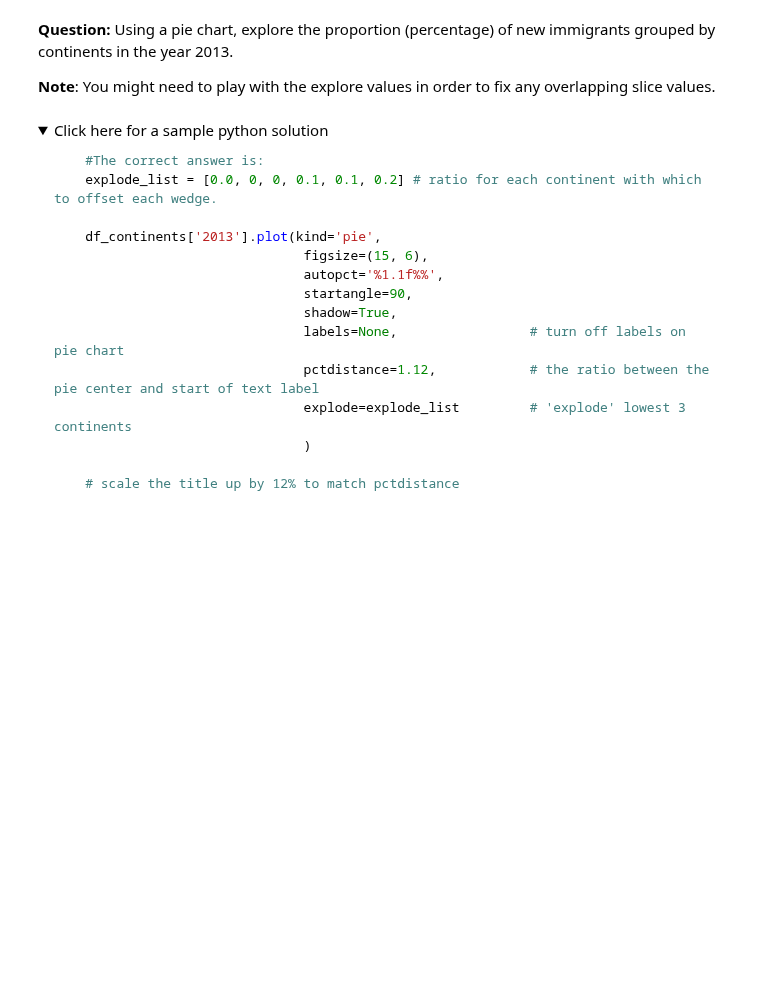
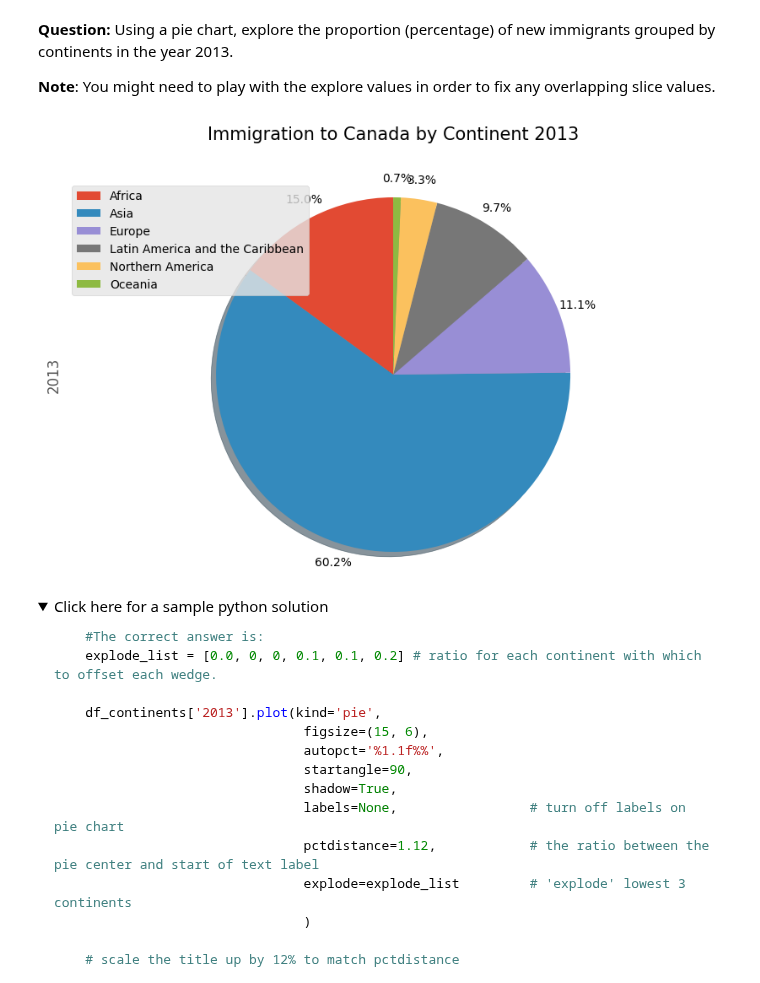
Before and after one commit to CxLos/IBM-Practice-Labs, a Jupyter notebook: 8. Data Visualization with Python/W2 - Basic and Specialized Visualization Tools/Labs/DV0101EN-Exercise-Pie-Charts-Box-Plots-Scatter-Plots-and-Bubble-Plots.ipynb, the cells around one changed output. Saved outputs shown, nothing was run; the diff lists cells and outputs as text; code cells hidden in the pictures; folded sections open; blank space fills up the shorter version.

Commit message:
finished exercise on pie, box, scatter, and bubble plots

```diff
--- a/8. Data Visualization with Python/W2 - Basic and Specialized Visualization Tools/Labs/DV0101EN-Exercise-Pie-Charts-Box-Plots-Scatter-Plots-and-Bubble-Plots.ipynb
+++ b/8. Data Visualization with Python/W2 - Basic and Specialized Visualization Tools/Labs/DV0101EN-Exercise-Pie-Charts-Box-Plots-Scatter-Plots-and-Bubble-Plots.ipynb
@@ -207,6 +207,25 @@ plt.show()
 **Note**: You might need to play with the explore values in order to fix any overlapping slice values.
 # %%
 ### type your answer here
+
+df_continents['2013'].plot(kind='pie',
+                            figsize=(10, 6),
+                            autopct='%1.1f%%', # add in percentages. 1 digit to the left of the decimal, & 1 to the right.
+                            startangle=90,     # Rotate the start of the pie. start angle 90° (Africa)
+                            shadow=True,       # add shadow
+                            labels=None,         # turn off labels on pie chart
+                            pctdistance=1.11,    # the ratio between the center of each pie slice and the start of the text generated by autopct
+                            # colors=colors_list,  # add custom colors
+                            # explode=explode_list # 'explode' lowest 3 continents
+                            )
+
+# scale the title up by 12% to match pctdistance
+plt.title('Immigration to Canada by Continent 2013', y=1.085, fontsize = 15)
+plt.axis('equal') # Sets the pie chart to look like a circle.
+plt.legend(labels=df_continents.index, loc='upper left')
+plt.show()
+# %% [output]
+[figure, added]
 # %% [markdown]
 <details><summary>Click here for a sample python solution</summary>
 
```
Also changed, not shown: parts of 23 cells of this notebook, 1 other file.
